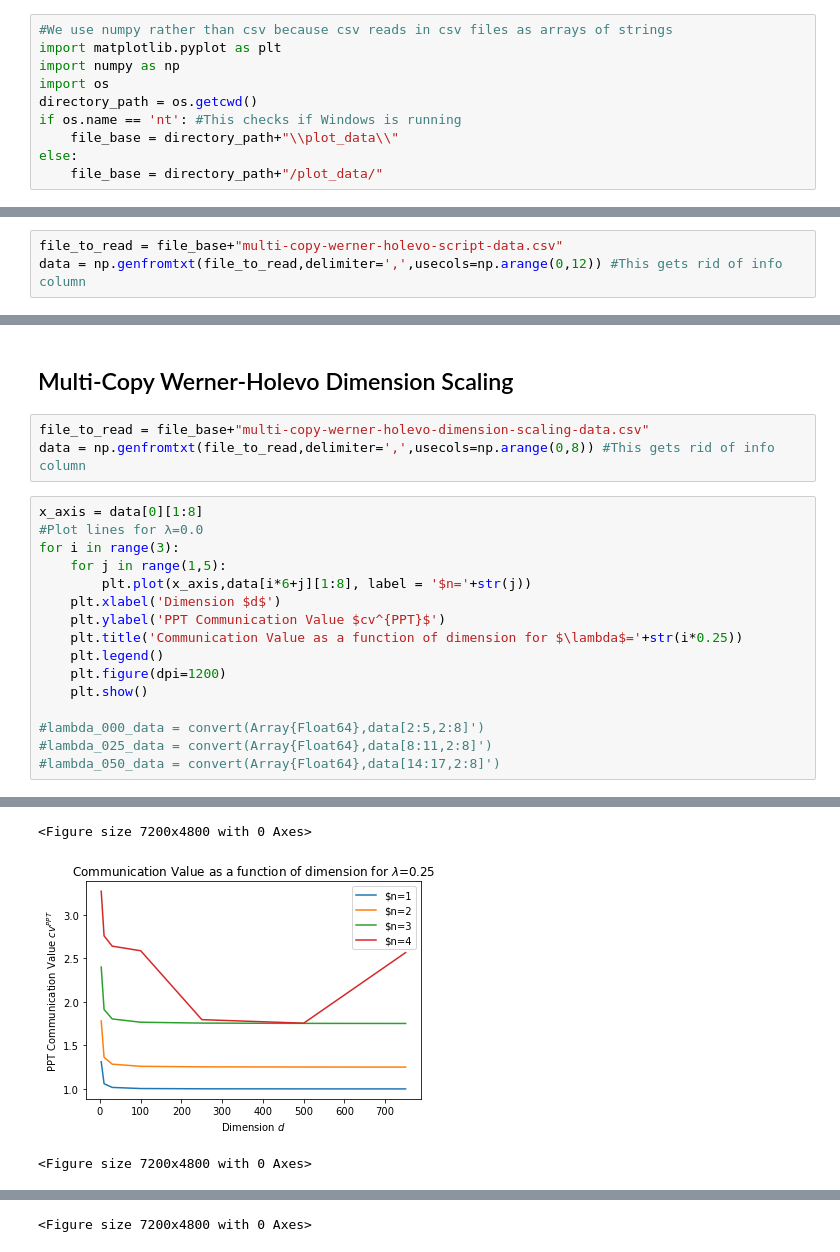
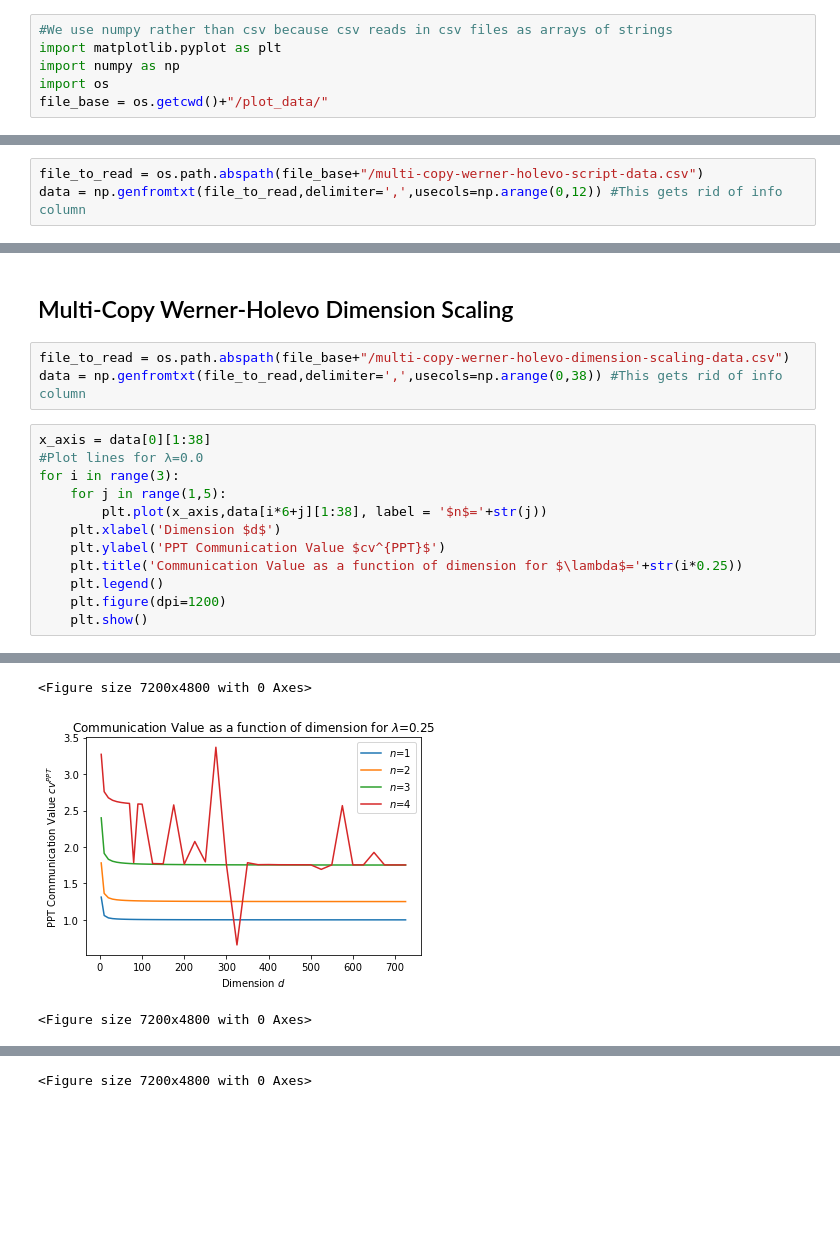
Before and after one commit to ChitambarLab/CVChannel.jl, a Jupyter notebook: notebook/n_fold_werner_holevo_plots.ipynb, the cells around one changed output, grey strips where cells are left out. Cells and saved outputs as stored; diff of their text form; blank space fills up the shorter version.

```diff
--- a/notebook/n_fold_werner_holevo_plots.ipynb
+++ b/notebook/n_fold_werner_holevo_plots.ipynb
@@ -9,15 +9,11 @@ All subsections may be run completely independently after that.
 import matplotlib.pyplot as plt
 import numpy as np
 import os
-directory_path = os.getcwd()
-if os.name == 'nt': #This checks if Windows is running
-    file_base = directory_path+"\\plot_data\\"
-else:
-    file_base = directory_path+"/plot_data/"
+file_base = os.getcwd()+"/plot_data/"
 # %% [markdown]
 ## Multi-Copy Werner-Holevo PPT Communication Value
 # %%
-file_to_read = file_base+"multi-copy-werner-holevo-script-data.csv"
+file_to_read = os.path.abspath(file_base+"/multi-copy-werner-holevo-script-data.csv")
 data = np.genfromtxt(file_to_read,delimiter=',',usecols=np.arange(0,12)) #This gets rid of info column
 # %%
 x_axis = data[0][1:12]
@@ -53,22 +49,18 @@ plt.show()
 # %% [markdown]
 ## Multi-Copy Werner-Holevo Dimension Scaling
 # %%
-file_to_read = file_base+"multi-copy-werner-holevo-dimension-scaling-data.csv"
-data = np.genfromtxt(file_to_read,delimiter=',',usecols=np.arange(0,8)) #This gets rid of info column
+file_to_read = os.path.abspath(file_base+"/multi-copy-werner-holevo-dimension-scaling-data.csv")
+data = np.genfromtxt(file_to_read,delimiter=',',usecols=np.arange(0,38)) #This gets rid of info column
 # %%
-x_axis = data[0][1:8]
+x_axis = data[0][1:38]
 #Plot lines for λ=0.0
 for i in range(3):
     for j in range(1,5):
-        plt.plot(x_axis,data[i*6+j][1:8], label = '$n='+str(j))
+        plt.plot(x_axis,data[i*6+j][1:38], label = '$n$='+str(j))
     plt.xlabel('Dimension $d$')
     plt.ylabel('PPT Communication Value $cv^{PPT}$')
     plt.title('Communication Value as a function of dimension for $\lambda$='+str(i*0.25))
     plt.legend()
     plt.figure(dpi=1200)
     plt.show()
-
-#lambda_000_data = convert(Array{Float64},data[2:5,2:8]')
-#lambda_025_data = convert(Array{Float64},data[8:11,2:8]')
-#lambda_050_data = convert(Array{Float64},data[14:17,2:8]')
 # %% [output]
@@ -76,3 +68,3 @@ for i in range(3):
 <Figure size 7200x4800 with 0 Axes>
-[figure, old version]
+[figure, new version]
 <Figure size 7200x4800 with 0 Axes>
```
Also changed, not shown: parts of 1 cell of this notebook, 2 other files.
